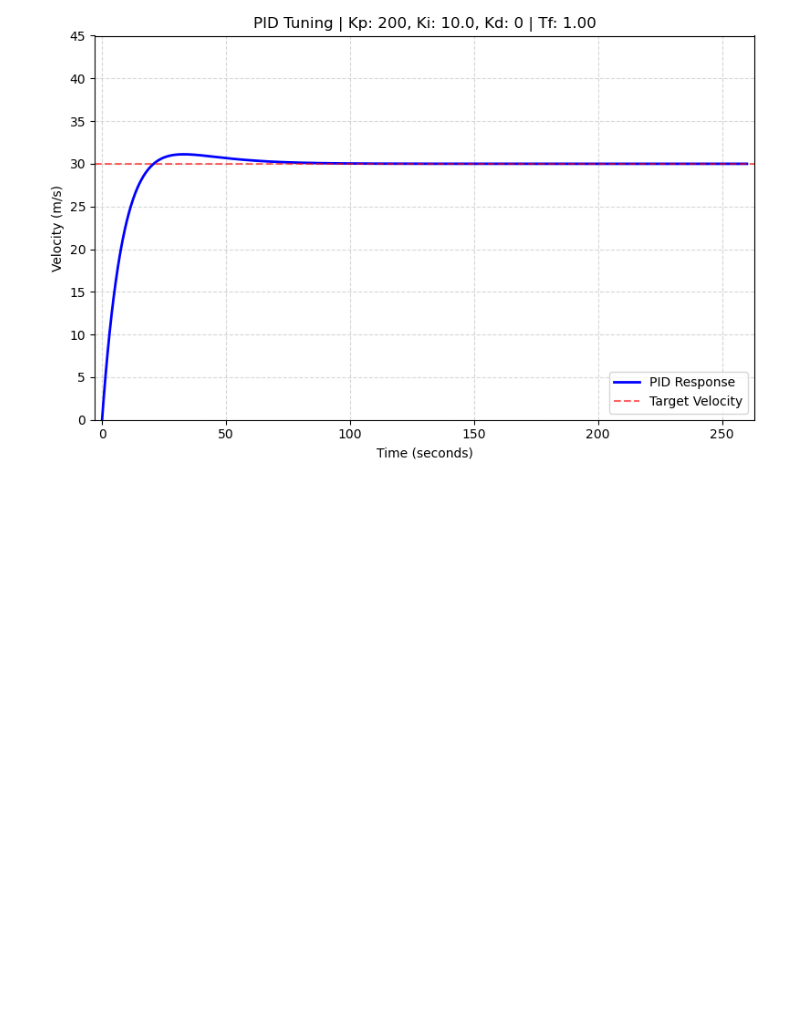
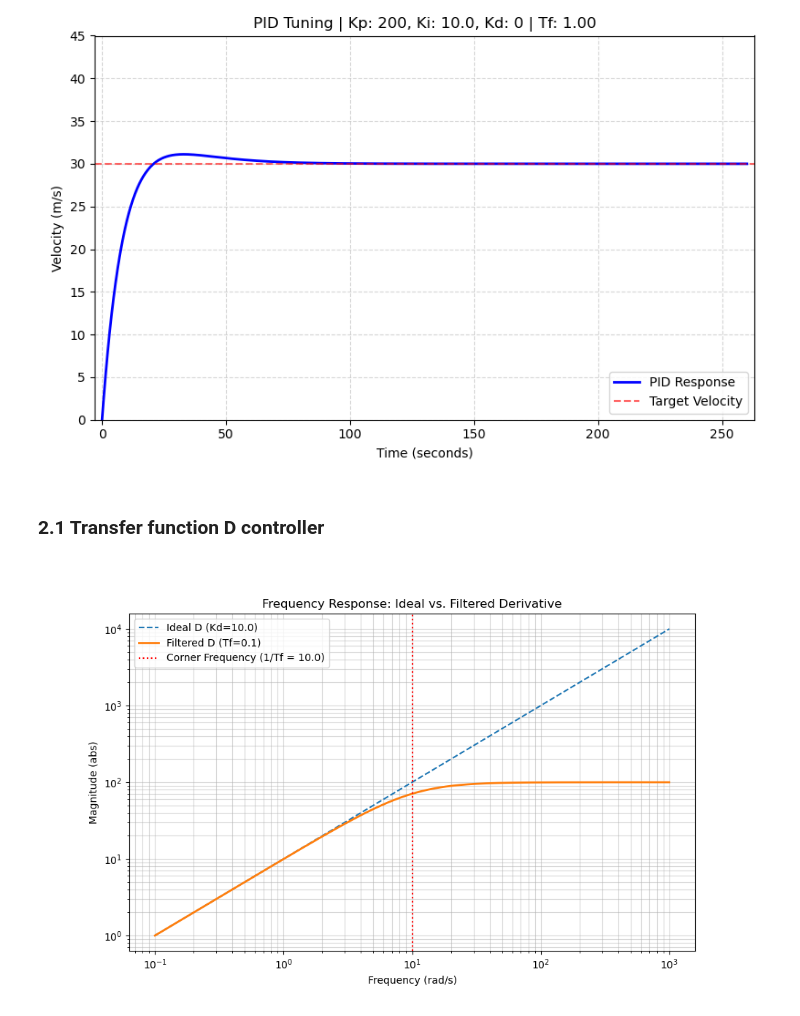
Before and after one commit to pschlatt1/notebooks, a Jupyter notebook: UA/cruise control - PID.ipynb, the cells around one changed output. Cells and saved outputs as stored; diff of their text form; code cells hidden in the pictures; blank space fills up the shorter version.

```diff
--- a/UA/cruise control - PID.ipynb
+++ b/UA/cruise control - PID.ipynb
@@ -271,3 +271,42 @@ display(ui, out)
 VBox(children=(FloatSlider(value=200.0, description='Kp', max=5000.0, step=50.0), FloatSlider(value=10.0, desc…
 [interactive output not drawn]
 [figure]
+# %% [markdown]
+### 2.1 Transfer function D controller
+# %%
+import numpy as np
+import matplotlib.pyplot as plt
+import control as ct
+
+# 1. Define Parameters
+Kd = 10.0      # Derivative Gain
+Tf = 0.1       # Filter Time Constant (Corner frequency = 1/Tf = 10 rad/s)
+
+# 2. Define Transfer Functions
+# Ideal D: G(s) = Kd * s
+ideal_d = ct.TransferFunction([Kd, 0], [1])
+
+# Filtered D: G(s) = (Kd * s) / (Tf * s + 1)
+filtered_d = ct.TransferFunction([Kd, 0], [Tf, 1])
+
+# 3. Frequency Response (Bode Plot)
+omega = np.logspace(-1, 3, 1000) # From 0.1 to 1000 rad/s
+mag_ideal, _, w_ideal = ct.bode(ideal_d, omega, plot=False)
+mag_filt, _, w_filt = ct.bode(filtered_d, omega, plot=False)
+
+# 4. Plotting the Magnitude Response
+plt.figure(figsize=(10, 6))
+plt.loglog(w_ideal, mag_ideal, label=f'Ideal D (Kd={Kd})', linestyle='--')
+plt.loglog(w_filt, mag_filt, label=f'Filtered D (Tf={Tf})', linewidth=2)
+
+# Mark the corner frequency
+plt.axvline(1/Tf, color='red', linestyle=':', label=f'Corner Frequency (1/Tf = {1/Tf})')
+
+plt.title('Frequency Response: Ideal vs. Filtered Derivative')
+plt.xlabel('Frequency (rad/s)')
+plt.ylabel('Magnitude (abs)')
+plt.grid(True, which="both", ls="-", alpha=0.5)
+plt.legend()
+plt.show()
+# %% [output]
+[figure, added]
```
Also changed, not shown: parts of 4 cells of this notebook.
